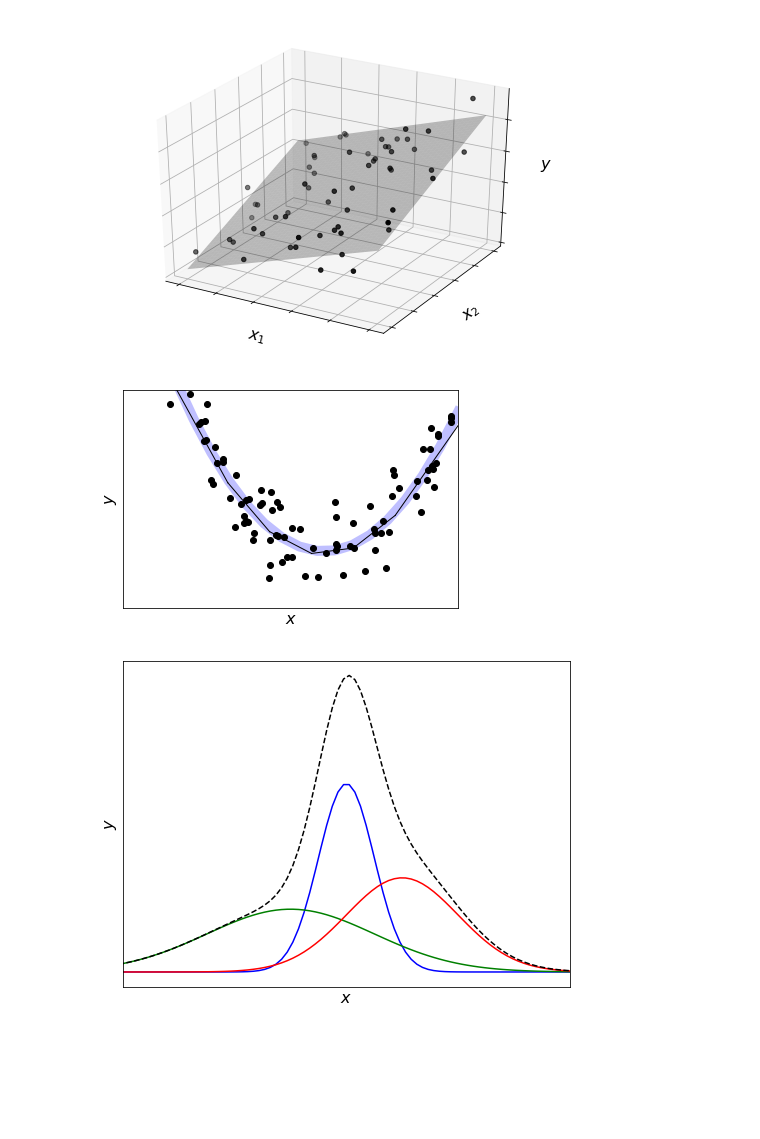
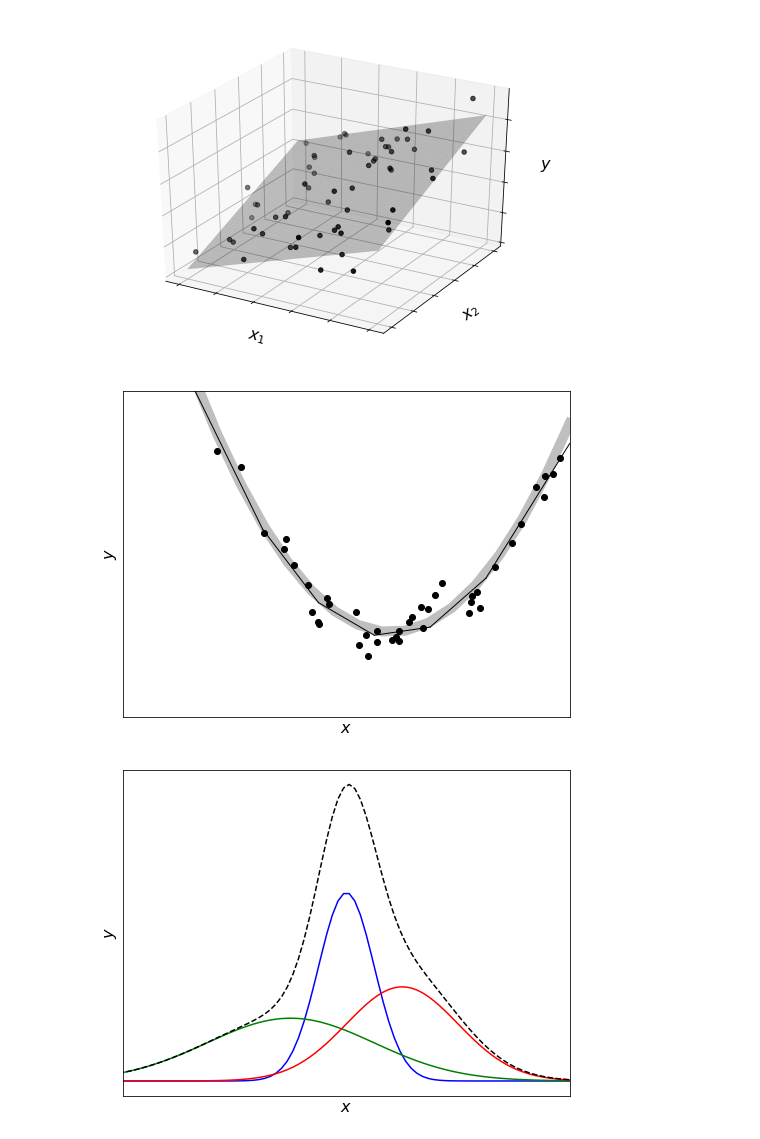
Before and after one commit to mbilab/ML-tutorial, a Jupyter notebook: plot/plot.ipynb, the cells around one changed output. Cells and saved outputs as stored; diff of their text form; code cells hidden in the pictures; blank space fills up the shorter version.

Commit message:
refine piecewise linear regression

```diff
--- a/plot/plot.ipynb
+++ b/plot/plot.ipynb
@@ -268,41 +268,47 @@ plt.show()
 # %% [output]
 [figure]
 # %%
-# multiple linear models
+# piecewise linear regression
 
 def y(x):
     return x**2 - 0.4 * x + 0.3
 
 def plot_line():
     plt.plot(x, y, lw=linear_lw, color=linear_clr)
 
+seed();
+
 plt.xlim(-1, 1)
 plt.ylim( 0, 1)
 
 linear_clr = 'k'
 linear_lw = 1
-n_dots = 100
+n_dots = 50
 
-noise = np.random.normal(0, .1, n_dots)
-_x = np.random.uniform(size=n_dots) * 2 - 1
+# real distribution
+x = np.linspace(-1, 1, 20)
+plt.plot(x, y(x), 'k', lw=10, alpha=.25)
 
-X = np.linspace(-1, 1, 20)
-plt.plot(X, y(X), lw=10, alpha=.25, color='b')
-plt.plot(_x, y(_x) + noise, 'ko')
+# dots
+x = np.random.uniform(size=n_dots) * 2 - 1
+noise = np.random.normal(0, .05, n_dots)
+plt.plot(x, y(x) + noise, 'ko')
+
+# piecewise linear models
 x = np.linspace(-.750, -.375, 2); y = -1.4 * x + 0.0500; plot_line()
 x = np.linspace(-.375, -.125, 2); y = -0.9 * x + 0.2375; plot_line()
 x = np.linspace(-.125,  .125, 2); y = -0.4 * x + 0.3000; plot_line()
 x = np.linspace( .125,  .375, 2); y =  0.1 * x + 0.2375; plot_line()
 x = np.linspace( .375,  .625, 2); y =  0.6 * x + 0.0500; plot_line()
 x = np.linspace( .625, 1.000, 2); y =  1.1 * x - 0.2625; plot_line()
 
 plt.yticks([])
 plt.xticks([])
 plt.xlabel(r'$x$', size=16)
 plt.ylabel(r'$y$', size=16)
 plt.show()
 # %% [output]
-[figure, old version]
+[figure, new version]
 # %%
 # guassian mixture
 from scipy.stats import norm
```
